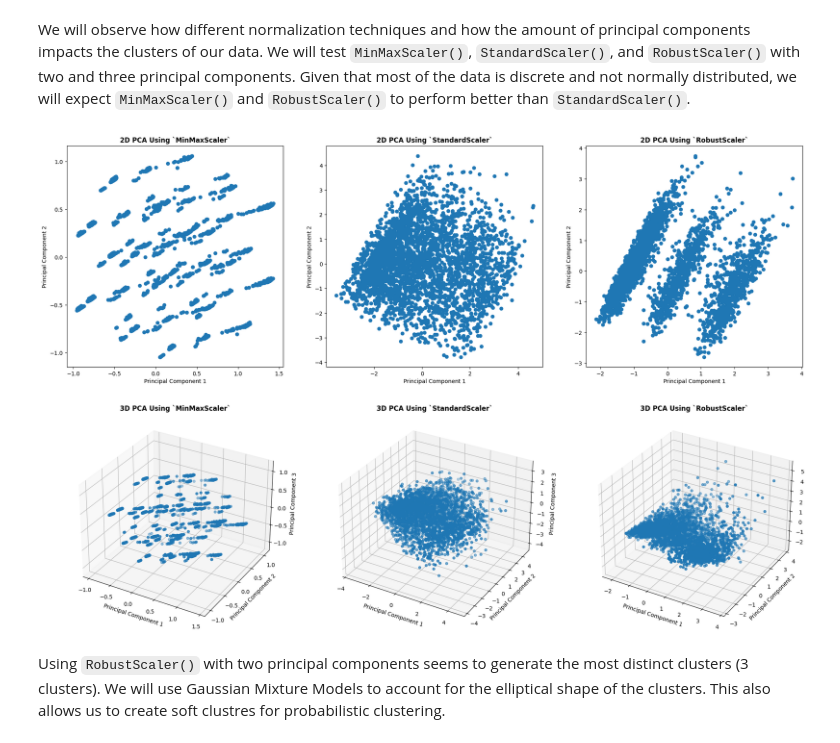
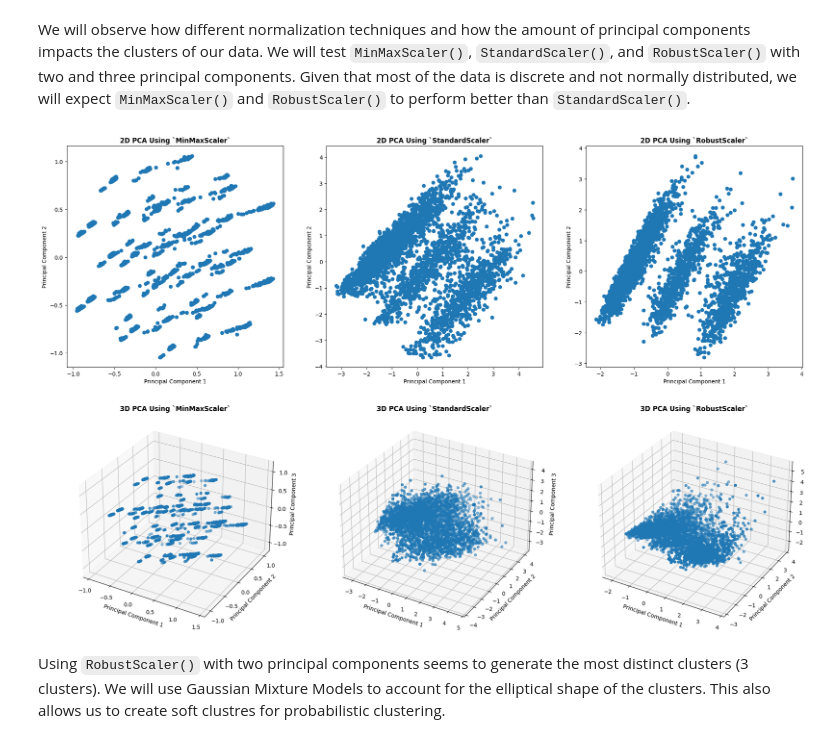
Before and after one commit to kennethwirjadisastra/customer_churn, a Jupyter notebook: gym_churn_clustering.ipynb, the cells around one changed output. Drawn from its saved outputs; the diff is of its cells as text; code cells hidden in the pictures.

```diff
--- a/gym_churn_clustering.ipynb
+++ b/gym_churn_clustering.ipynb
@@ -42,35 +43,44 @@ We will observe how different normalization techniques and how the amount of pri
 # %%
 scalers = {'`MinMaxScaler`': MinMaxScaler(),
            '`StandardScaler`': StandardScaler(),
            '`RobustScaler`': RobustScaler()}
 
+quantitative_features = []
+binary_features = []
+for col in df.columns:
+    if col != 'Churn':
+        if len(df[col].unique()) > 2:
+            quantitative_features.append(col)
+        else:
+            binary_features.append(col)
 
 fig = plt.figure(figsize=(24,16))
 
 for i, (key, value) in enumerate(scalers.items()):
     for n_components in range(2,4):
         scaler_name = key
         scaler = value
 
         projection = '3d' if n_components==3 else None
         ax = fig.add_subplot(2,3,(i+1)+(n_components-2)*3, projection=projection)
 
-        X_train_norm = scaler.fit_transform(X_train)
+        X_train_norm = X_train
+        X_train_norm[quantitative_features] = scaler.fit_transform(X_train_norm[quantitative_features])
 
         pca = PCA(n_components=n_components)
         X_train_pca = pca.fit_transform(X_train_norm)
         ax.scatter(*X_train_pca.T)
 
         ax.set_xlabel('Principal Component 1')
         ax.set_ylabel('Principal Component 2')
         if n_components == 3:
             ax.set_zlabel('Principal Component 3')
 
         ax.set_title(f'{n_components}D PCA Using {scaler_name}', fontweight='bold')
 
 plt.show()
 # %% [output]
-[figure, old version]
+[figure, new version]
 # %% [markdown]
 Using `RobustScaler()` with two principal components seems to generate the most distinct clusters (3 clusters). We will use Gaussian Mixture Models to account for the elliptical shape of the clusters. This also allows us to create soft clustres for probabilistic clustering.
 # %%
```
Also changed, not shown: parts of 7 cells of this notebook, 4 other files.
